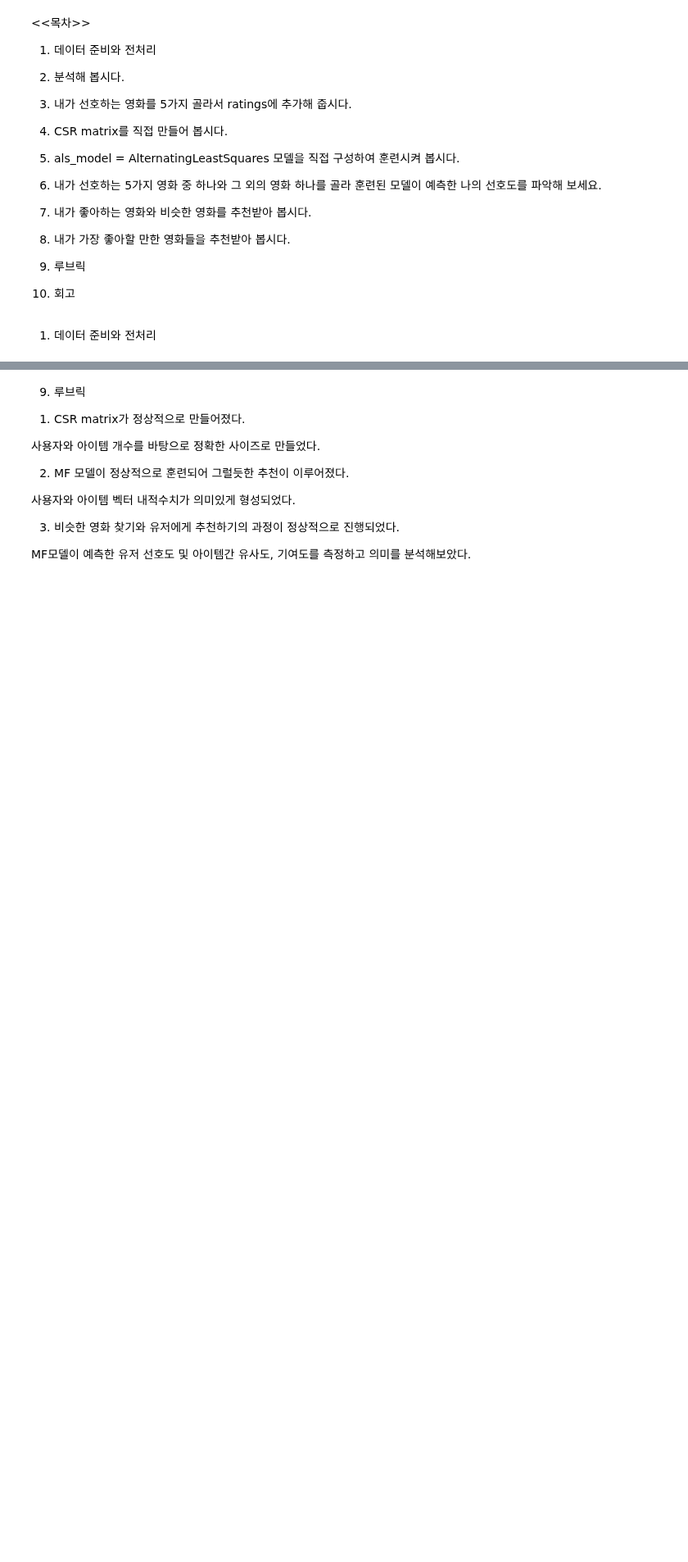
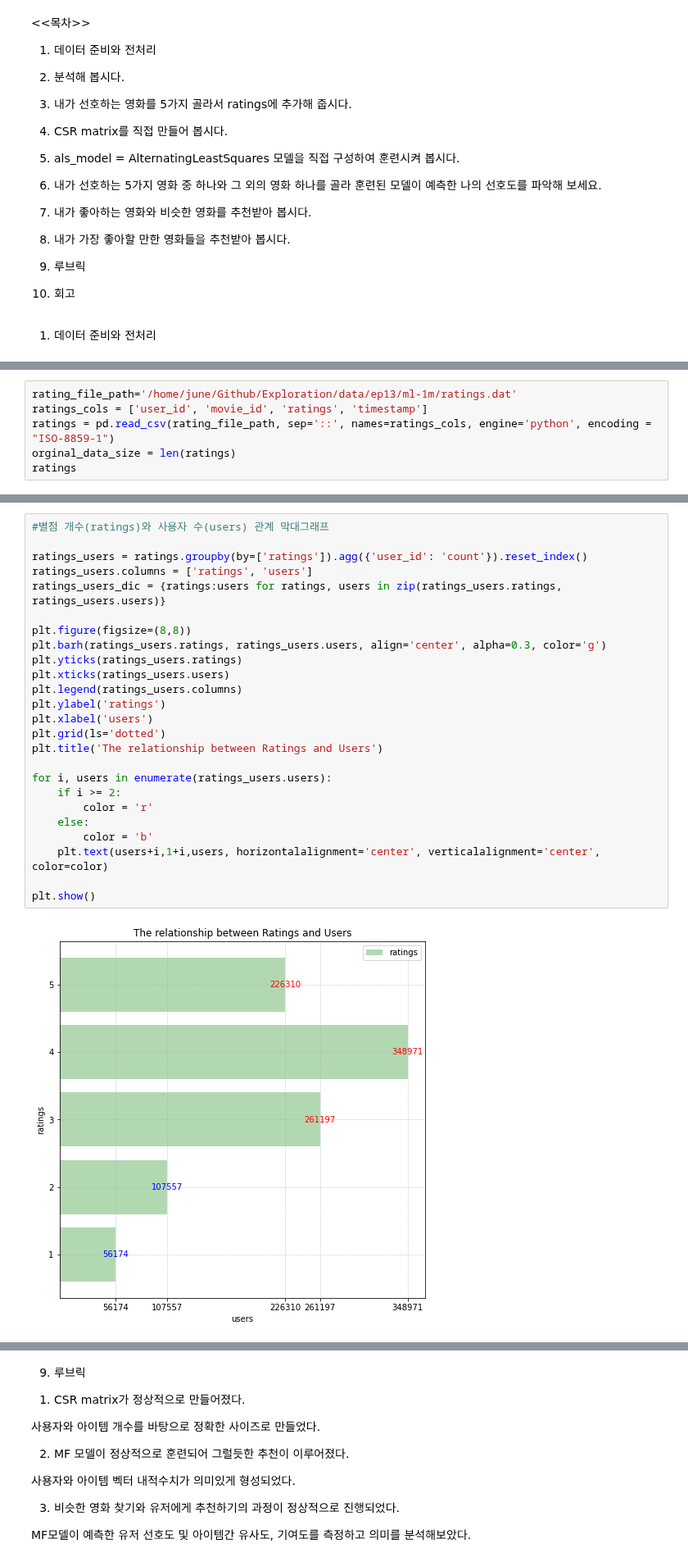
Before and after one commit to F100d4U/Exploration, a Jupyter notebook: [EP13]recommander.ipynb, the cells around one changed output, grey strips where cells are left out. Shown at 82% size. Drawn from its saved outputs; the diff is of its cells as text; blank space fills up the shorter version.

```diff
--- a/[EP13]recommander.ipynb
+++ b/[EP13]recommander.ipynb
@@ -27,0 +38,6 @@
+# %%
+rating_file_path='/home/june/Github/Exploration/data/ep13/ml-1m/ratings.dat'
+ratings_cols = ['user_id', 'movie_id', 'ratings', 'timestamp']
+ratings = pd.read_csv(rating_file_path, sep='::', names=ratings_cols, engine='python', encoding = "ISO-8859-1")
+orginal_data_size = len(ratings)
+ratings
@@ -27,0 +92,27 @@
+# %%
+#별점 개수(ratings)와 사용자 수(users) 관계 막대그래프
+
+ratings_users = ratings.groupby(by=['ratings']).agg({'user_id': 'count'}).reset_index()
+ratings_users.columns = ['ratings', 'users']
+ratings_users_dic = {ratings:users for ratings, users in zip(ratings_users.ratings, ratings_users.users)}
+
+plt.figure(figsize=(8,8))
+plt.barh(ratings_users.ratings, ratings_users.users, align='center', alpha=0.3, color='g')
+plt.yticks(ratings_users.ratings)
+plt.xticks(ratings_users.users)
+plt.legend(ratings_users.columns)
+plt.ylabel('ratings')
+plt.xlabel('users')
+plt.grid(ls='dotted')
+plt.title('The relationship between Ratings and Users')
+
+for i, users in enumerate(ratings_users.users):
+    if i >= 2:
+        color = 'r'
+    else:
+        color = 'b'
+    plt.text(users+i,1+i,users, horizontalalignment='center', verticalalignment='center', color=color)
+
+plt.show()
+# %% [output]
+[figure, added]
```
Also changed, not shown: parts of 62 cells of this notebook.
